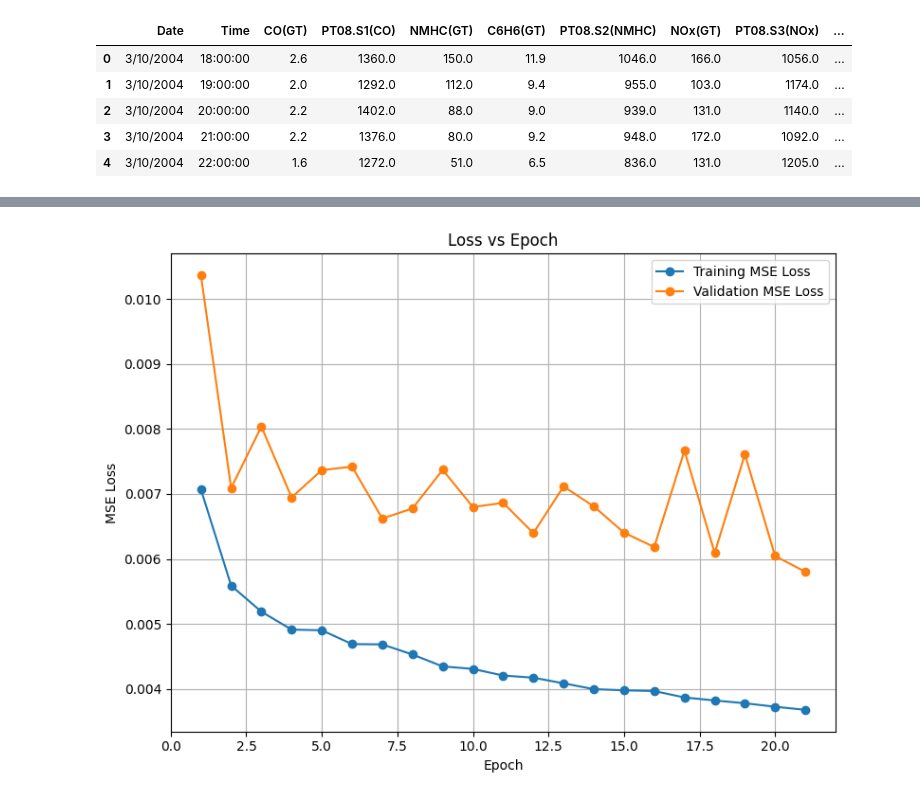
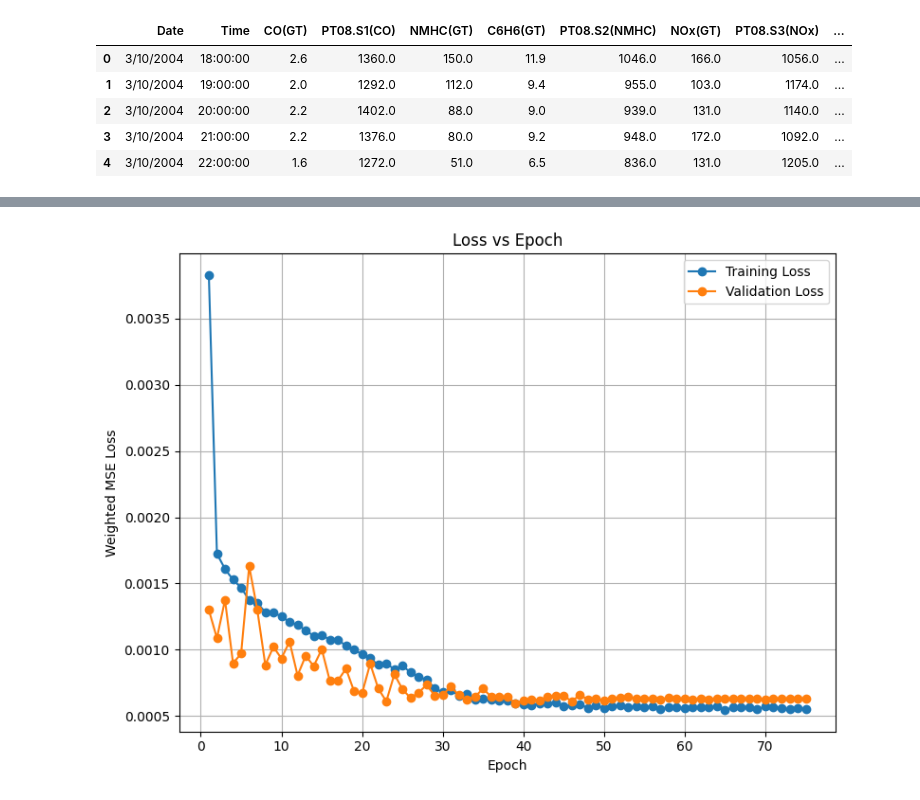
Before and after one commit to abeyyoseph/OtherProjects, a Jupyter notebook: AirQualityTimeSeriesForecasting/AirQualityPredictionLSTMvsGRU.ipynb, the cells around one changed output, grey strips where cells are left out. Cells and saved outputs as stored; diff of their text form; code cells hidden in the pictures.

```diff
--- a/AirQualityTimeSeriesForecasting/AirQualityPredictionLSTMvsGRU.ipynb
+++ b/AirQualityTimeSeriesForecasting/AirQualityPredictionLSTMvsGRU.ipynb
@@ -85,6 +124,6 @@ memory usage: 1.1+ MB
 # %%
 # Isolate the numerical data columns
-numerical_data = data.iloc[:, 2:15]
+numerical_data = data.copy()
 
 # The dataset notes that some measurements may be recorded as -200, indicating missing or invalid data points. I will remove
 # any -200 values and replace them with the mean value in the column.
@@ -114,6 +165,7 @@ class GRUModel(nn.Module):
 class LSTMModel(nn.Module):
     def __init__(self, input_size, hidden_size, output_size, num_layers=1, dropout=0.0):
         super(LSTMModel, self).__init__()
+        self.model_type = "LSTM"  # Model type string
 
         # LSTM Layer
         self.lstm = nn.LSTM(input_size, hidden_size, num_layers, batch_first=True, dropout=dropout if num_layers > 1 else 0.0)
@@ -167,21 +241,19 @@ test_dataset = TensorDataset(X[train_size+val_size:], y[train_size+val_size:])
 # %%
 # Setup hyperparameters
-input_size = 12  # Each time step has 12 input features
-hidden_size = [16, 24, 32]  # Number of LSTM/GRU hidden units
+input_size = 18  # Each time step has 18 input features
+hidden_size =  [24] #[16, 24, 32]  # Number of LSTM/GRU hidden units
 output_size = 1  # Predicting NO2 concentration
-num_layers = [1, 2] #[1, 2, 3] # Number of layers in the LSTM/GRU
+num_layers = [2] #[1, 2, 3] # Number of layers in the LSTM/GRU
 learning_rate = 0.001
 num_epochs = 75
 dropout = 0.4
 weight_decay = 0.01  # L2 regularization strength
-batch_size = [4, 6, 8] #[4, 8, 12]
-criterion = nn.MSELoss()
-patience = 8  # Number of epochs with no improvement to wait before stopping
+batch_size = [4] #[4, 8, 12, 16, 32]
 
 device = torch.device("cuda" if torch.cuda.is_available() else "cpu")
 # %%
 best_val_loss = float('inf')
-
+loss_dict = {}
 # Iterate through the hyperparameter space
 for hidden in hidden_size:
     for batch in batch_size:
@@ -200,8 +272,7 @@ for hidden in hidden_size:
                 optimizer = torch.optim.AdamW(model.parameters(), lr=learning_rate, weight_decay=weight_decay)
 
                 # Instantiate the scheduler (reduce LR when validation loss has stopped improving)
-                scheduler = ReduceLROnPlateau(optimizer, mode='min', factor=0.5, patience=5, verbose=False)
-                epochs_since_improvement = 0
+                scheduler = ReduceLROnPlateau(optimizer, mode='min', factor=0.5, patience=4, verbose=False)
                 training_losses = []
                 validation_losses = []
 
@@ -214,7 +285,7 @@ for hidden in hidden_size:
                         outputs = model(X_batch)
                         y_batch = y_batch.view(-1, output_size)
 
-                        loss = criterion(outputs, y_batch)
+                        loss = weighted_mse_loss(outputs, y_batch, percentile_75_concentration, alpha=2.0, normalize=True)
                         train_loss += loss.item()
 
                         optimizer.zero_grad()
@@ -234,7 +305,7 @@ for hidden in hidden_size:
                             X_batch = X_batch.view(-1, sequence_length, input_size)
                             val_outputs = model(X_batch)
                             y_batch = y_batch.view(-1, output_size)
-                            val_loss += criterion(val_outputs, y_batch).item()
+                            val_loss += weighted_mse_loss(val_outputs, y_batch, percentile_75_concentration, alpha=2.0, normalize=True).item()
 
                     # Average the validation loss over batches
                     val_loss /= len(val_loader)
@@ -246,21 +317,12 @@ for hidden in hidden_size:
                     # Check if the validation loss has improved
                     if val_loss < best_val_loss:
                         best_val_loss = val_loss
-                        epochs_since_improvement = 0
+                        # epochs_since_improvement = 0
                         model_path = f'best_model_{model.__class__.__name__}_hidden{hidden}_layers{layer}_batch{batch}.pth'
                         torch.save(model.state_dict(), model_path)
                         print(f'Best model: {model.__class__.__name__} saved at epoch {epoch + 1} with validation loss: {val_loss:.4f}, '
                               f'hidden size: {hidden}, num layers: {layer}, batch size: {batch}')
 
-                        # Save training and validation losses
-                        best_train_losses = training_losses.copy()
-                        best_val_losses = validation_losses.copy()
-
-                    else:
-                        epochs_since_improvement += 1
-
-                    # If 5 epochs have passed without improvement after the first 40 epochs, the training stops for this model with the
-                    # current hyperparameters
-                    if epoch > 40 and epochs_since_improvement >= patience:
-                        break
+                model_description = model.model_type + "_" + str(hidden) + "hidden_" + str(layer) + "layer_" + str(batch) + "batch"
+                loss_dict[model_description] = [training_losses, validation_losses]
 # %% [output]
@@ -270,18 +338,18 @@ Best model: GRUModel saved at epoch 4 with validation loss: 0.0070, hidden size:
 # %%
 # Plot the loss and F1 score vs training epoch
-epochs = range(1, len(best_train_losses) + 1)
+epochs = range(1, len(loss_dict["LSTM_24hidden_2layer_4batch"][0]) + 1)
 
 plt.figure(figsize=(8, 6))
-plt.plot(epochs, best_train_losses, label='Training MSE Loss', marker='o')
-plt.plot(epochs, best_val_losses, label='Validation MSE Loss', marker='o')
+plt.plot(epochs, loss_dict["LSTM_24hidden_2layer_4batch"][0], label='Training Loss', marker='o')
+plt.plot(epochs, loss_dict["LSTM_24hidden_2layer_4batch"][1], label='Validation Loss', marker='o')
 plt.title('Loss vs Epoch')
 plt.xlabel('Epoch')
-plt.ylabel('MSE Loss')
+plt.ylabel('Weighted MSE Loss')
 plt.legend()
 plt.grid(True)
 plt.tight_layout()
 plt.show()
 # %% [output]
-[figure, old version]
+[figure, new version]
 # %%
 # Evaluate on test data with the best performing model from training/validation
```
Also changed, not shown: parts of 8 cells of this notebook, 3 other files.
